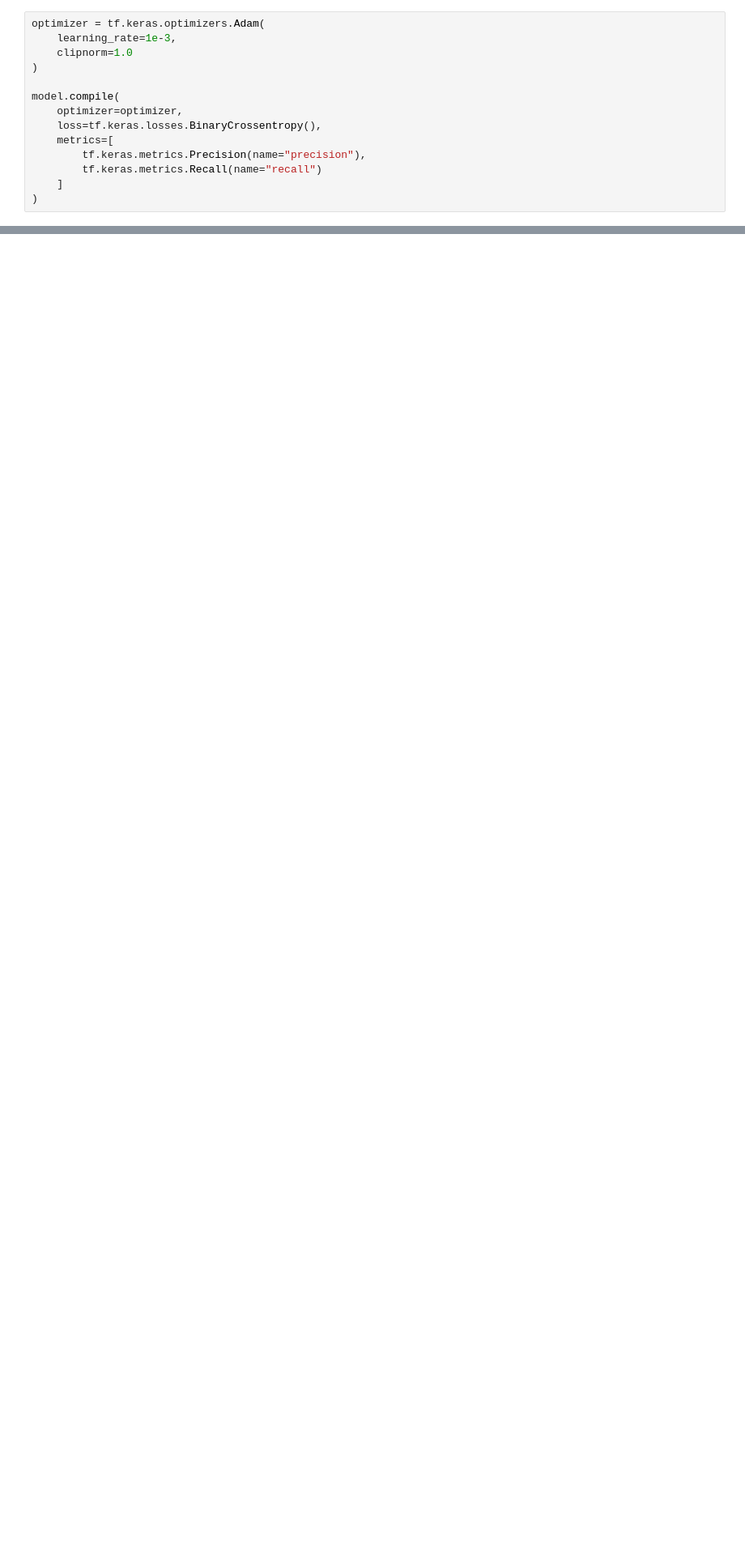
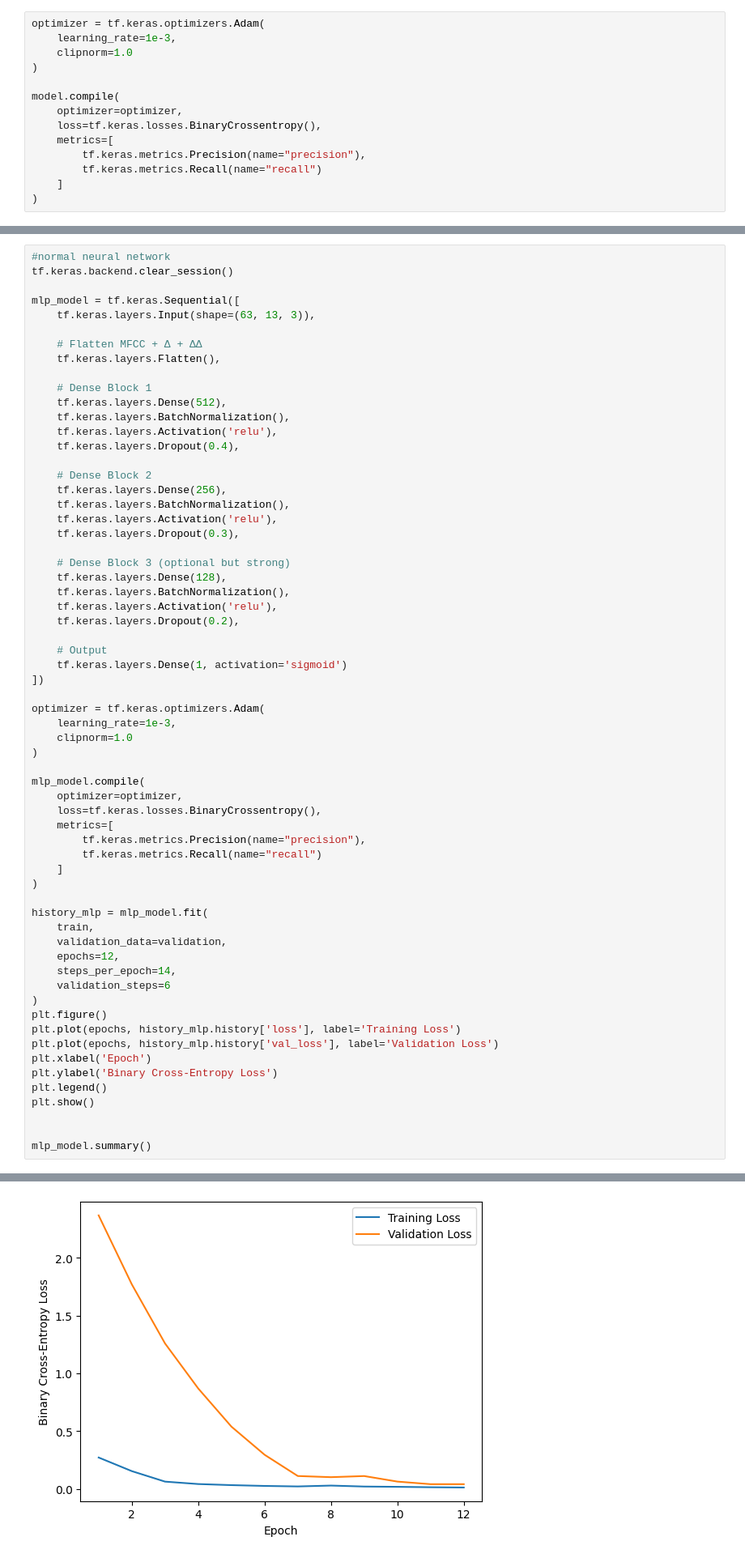
Before and after one commit to neemay2106/Wake_word_CNN_1, a Jupyter notebook: Wake_word_CNN.ipynb, the cells around one changed output, grey strips where cells are left out. Shown at 81% size. Cells and saved outputs as stored; diff of their text form; blank space fills up the shorter version.

```diff
--- a/Wake_word_CNN.ipynb
+++ b/Wake_word_CNN.ipynb
@@ -487,0 +475,64 @@ array([[0],
+# %%
+#normal neural network
+tf.keras.backend.clear_session()
+
+mlp_model = tf.keras.Sequential([
+    tf.keras.layers.Input(shape=(63, 13, 3)),
+
+    # Flatten MFCC + Δ + ΔΔ
+    tf.keras.layers.Flatten(),
+
+    # Dense Block 1
+    tf.keras.layers.Dense(512),
+    tf.keras.layers.BatchNormalization(),
+    tf.keras.layers.Activation('relu'),
+    tf.keras.layers.Dropout(0.4),
+
+    # Dense Block 2
+    tf.keras.layers.Dense(256),
+    tf.keras.layers.BatchNormalization(),
+    tf.keras.layers.Activation('relu'),
+    tf.keras.layers.Dropout(0.3),
+
+    # Dense Block 3 (optional but strong)
+    tf.keras.layers.Dense(128),
+    tf.keras.layers.BatchNormalization(),
+    tf.keras.layers.Activation('relu'),
+    tf.keras.layers.Dropout(0.2),
+
+    # Output
+    tf.keras.layers.Dense(1, activation='sigmoid')
+])
+
+optimizer = tf.keras.optimizers.Adam(
+    learning_rate=1e-3,
+    clipnorm=1.0
+)
+
+mlp_model.compile(
+    optimizer=optimizer,
+    loss=tf.keras.losses.BinaryCrossentropy(),
+    metrics=[
+        tf.keras.metrics.Precision(name="precision"),
+        tf.keras.metrics.Recall(name="recall")
+    ]
+)
+
+history_mlp = mlp_model.fit(
+    train,
+    validation_data=validation,
+    epochs=12,
+    steps_per_epoch=14,
+    validation_steps=6
+)
+plt.figure()
+plt.plot(epochs, history_mlp.history['loss'], label='Training Loss')
+plt.plot(epochs, history_mlp.history['val_loss'], label='Validation Loss')
+plt.xlabel('Epoch')
+plt.ylabel('Binary Cross-Entropy Loss')
+plt.legend()
+plt.show()
+
+
+mlp_model.summary()
+# %% [output]
@@ -487,0 +556 @@ array([[0],
+[figure, added]
```
Also changed, not shown: parts of 15 cells of this notebook.
